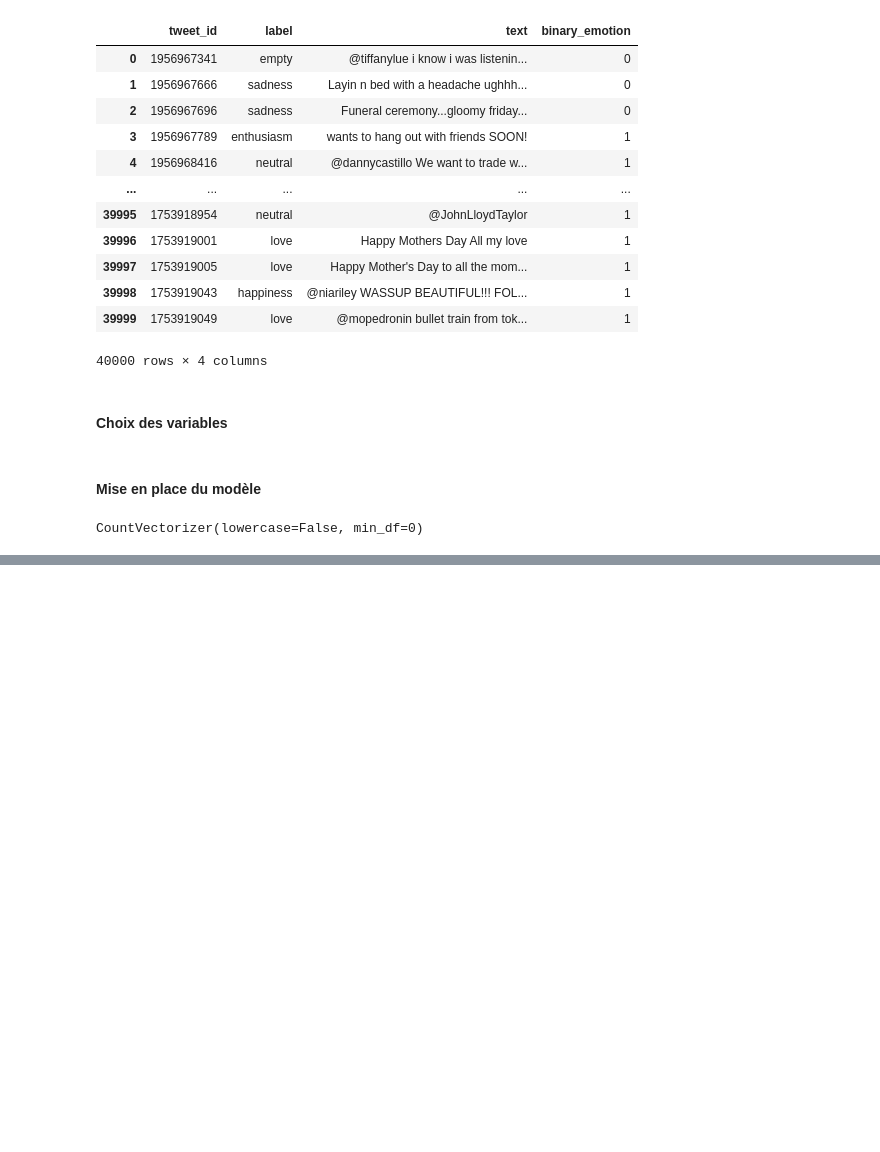
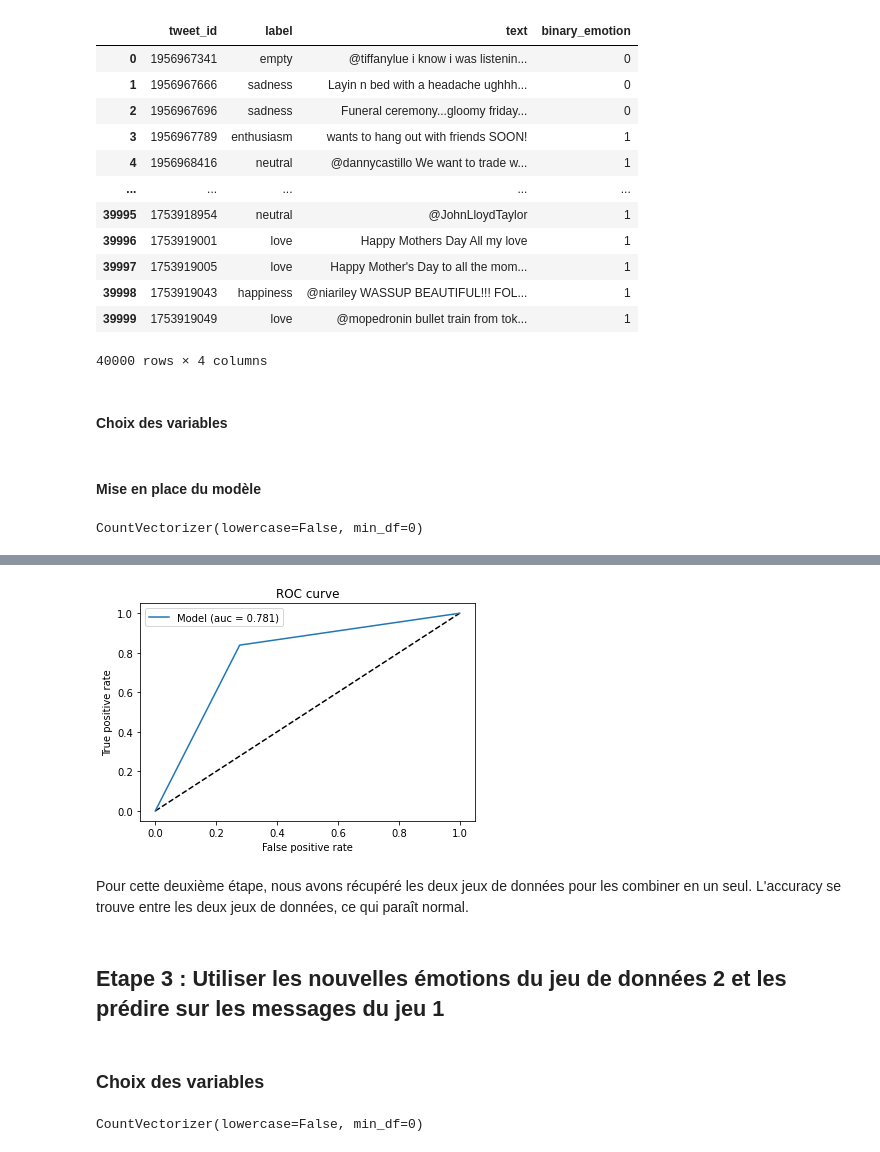
Before and after one commit to MrRachidK/Brief-Emotion-Analysis-Text, a Jupyter notebook: notebook/logistic_regression.ipynb, the cells around one changed output, grey strips where cells are left out. Cells and saved outputs as stored; diff of their text form; code cells hidden in the pictures; blank space fills up the shorter version.

Commit message:
Logistic regression - steps 2 and 3

```diff
--- a/notebook/logistic_regression.ipynb
+++ b/notebook/logistic_regression.ipynb
@@ -148,0 +268,3 @@ Ces variations de valeurs pourraient donc avoir une certaine influence sur le sc
+# %%
+vectorizer = CountVectorizer(min_df=0, lowercase=False)
+vectorizer.fit(new_emotion_text['text'])
@@ -148,0 +273,8 @@ Ces variations de valeurs pourraient donc avoir une certaine influence sur le sc
+# %%
+text_train = vectorizer.transform(X_train)
+text_test = vectorizer.transform(X_test)
+# %%
+classifier = LogisticRegression()
+classifier.fit(text_train, y_train)
+score = classifier.score(text_test, y_test)
+print("Accuracy:", round(score, ndigits=4))
@@ -148,0 +290,24 @@ Ces variations de valeurs pourraient donc avoir une certaine influence sur le sc
+# %%
+y_pred = classifier.predict(text_test)
+# %%
+def plot_roc(y_test, y_pred):
+    fpr, tpr, thresholds = roc_curve(y_test, y_pred)
+    auc_score = auc(fpr, tpr)
+    plt.figure(1)
+    plt.plot([0, 1], [0, 1], 'k--')
+    plt.plot(fpr, tpr, label='Model (auc = {:.3f})'.format(auc_score))
+    plt.xlabel('False positive rate')
+    plt.ylabel('True positive rate')
+    plt.title('ROC curve')
+    plt.legend(loc='best')
+    plt.show()
+
+plot_roc(y_test, y_pred)
+# %% [output]
+[figure, added]
+# %% [markdown]
+Pour cette deuxième étape, nous avons récupéré les deux jeux de données pour les combiner en un seul. L'accuracy se trouve entre les deux jeux de données, ce qui paraît normal.
+# %% [markdown]
+## Etape 3 : Utiliser les nouvelles émotions du jeu de données 2 et les prédire sur les messages du jeu 1
+# %% [markdown]
+### Choix des variables
@@ -148,0 +319,6 @@ Ces variations de valeurs pourraient donc avoir une certaine influence sur le sc
+# %%
+vectorizer = CountVectorizer(min_df=0, lowercase=False)
+vectorizer.fit(X)
+vectorizer.fit(X_test)
+# %% [output]
+CountVectorizer(lowercase=False, min_df=0)
```
Also changed, not shown: parts of 35 cells of this notebook.
